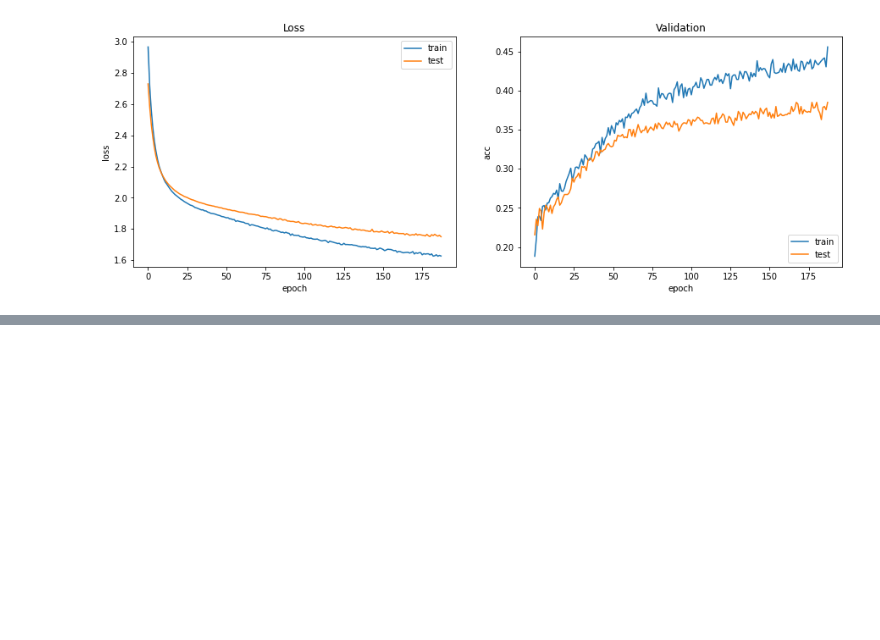
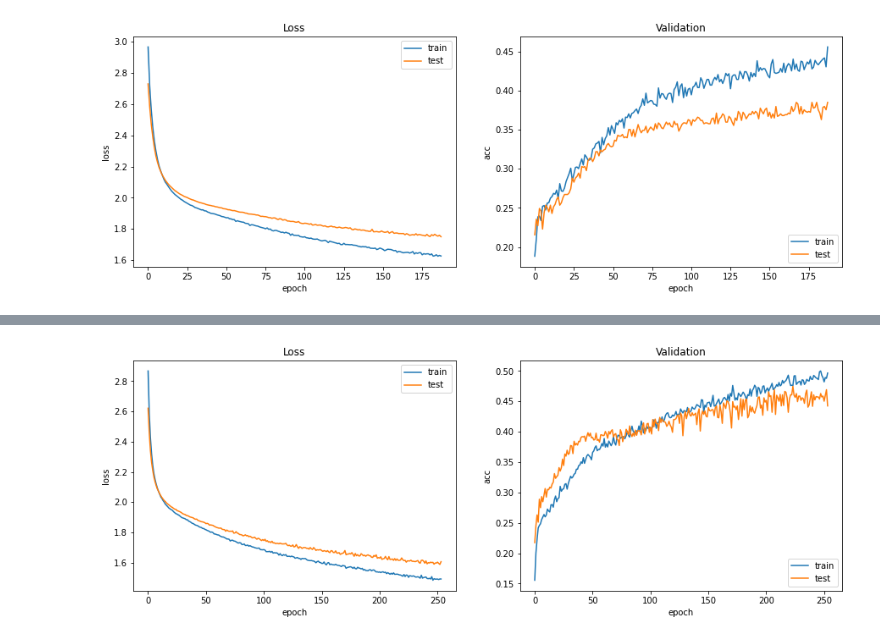
Before and after one commit to Luisa13/Speech_Emotion_Recogntion_in_Foreign_Language, a Jupyter notebook: notebooks/English/5_SER_RAVDESS_English.ipynb, the cells around one changed output, grey strips where cells are left out. Saved outputs shown, nothing was run; the diff lists cells and outputs as text; code cells hidden in the pictures; blank space fills up the shorter version.

```diff
--- a/notebooks/English/5_SER_RAVDESS_English.ipynb
+++ b/notebooks/English/5_SER_RAVDESS_English.ipynb
@@ -567,0 +585,20 @@ Accuracy: 38.485804200172424%
+# %%
+print("Entrenamiento con {} caracteristicas".format(feat2_complete_df.shape[0]))
+model = model_CNN(X_train_wn, y_train_wn.shape[1])
+model.summary()
+opt = keras.optimizers.RMSprop(lr=0.00005, rho=0.9, epsilon=None, decay=0.0)
+
+model.compile(loss='categorical_crossentropy',
+              optimizer = opt,
+              metrics=['accuracy'])
+
+
+# Callbacks para tratar el overfitting
+rlrp = ReduceLROnPlateau(monitor='val_loss', factor=0.9, patience=20, min_lr=0.000001)
+es = EarlyStopping(monitor='val_accuracy', mode='max', verbose=1, patience=30)
+
+history = model.fit(X_train_wn, y_train_wn,
+                        batch_size=16,
+                        epochs=1000,
+                        validation_data=(X_test_wn, y_test_wn),
+                        callbacks=[rlrp, es])
@@ -567,0 +623,6 @@ Accuracy: 38.485804200172424%
+# %%
+plot_loss_acc(history)
+# Evaluamos contra test
+score = model.evaluate(X_test_wn, y_test_wn, batch_size=128)
+print("Loss: {} \nAccuracy: {}%".format(score[0], score[1]*100))
+# %% [output]
@@ -567,0 +632 @@ Accuracy: 38.485804200172424%
+[figure, added]
```
Also changed, not shown: parts of 8 cells of this notebook.
